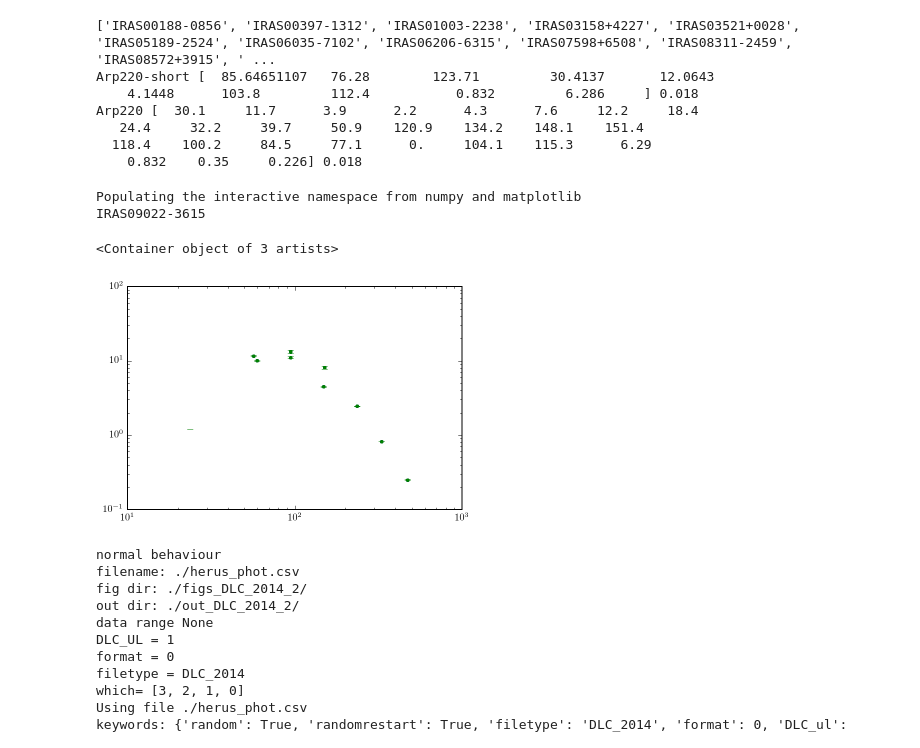
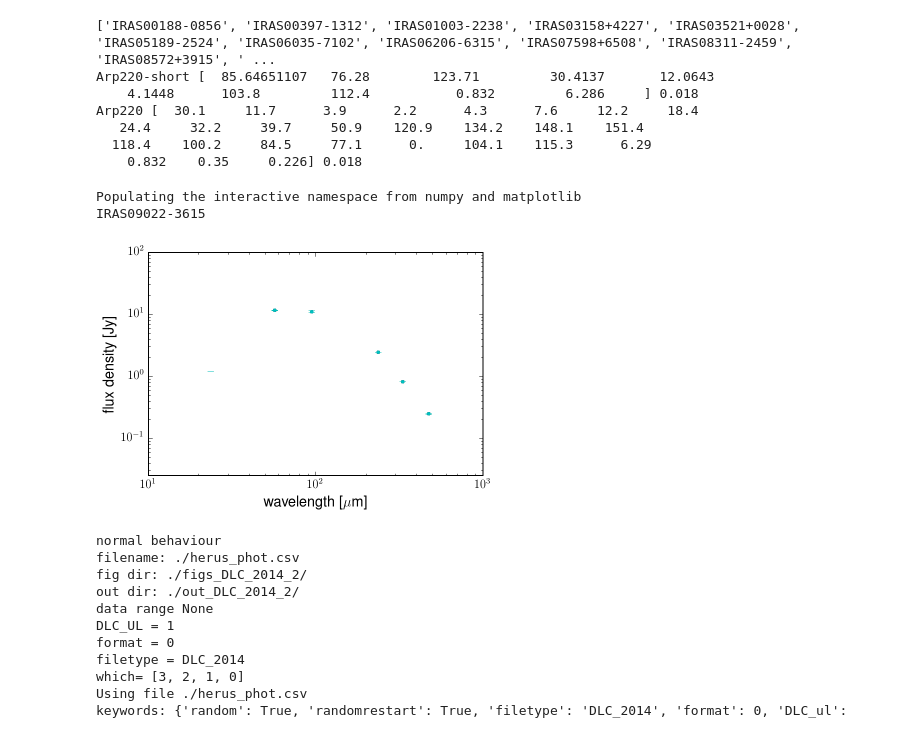
Before and after one commit to defjaf/MCMC, a Jupyter notebook: submmSED/Herus.ipynb, the cells around one changed output. Cells and saved outputs as stored; diff of their text form; code cells hidden in the pictures.

```diff
--- a/submmSED/Herus.ipynb
+++ b/submmSED/Herus.ipynb
@@ -131,17 +134,24 @@ Arp220 [  30.1     11.7      3.9      2.2      4.3      7.6     12.2     18.4
     0.832    0.35     0.226] 0.018
 # %%
 %pylab inline
+herus_file = "herus_phot_csv.csv"
+
+herus_file = "herus_phot.csv"
+
+speed_of_light = 299792.458 ### micron GHz
+reload(data)
+d = data.readfluxes_DLC_2014(filename=herus_file)
 dm1 = d[11]
 print dm1.name
 # np.sort((data.speed_of_light/dm1.freq))
 # len(dm1.d)
 plt.loglog(speed_of_light/dm1.freq, dm1.d, '.')
 plt.errorbar(speed_of_light/dm1.freq, dm1.d, dm1.sig, fmt='.')
+dm1.plot(dm1.name, wavelength=True, fmt='.', logplot=True)
 # %% [output]
 Populating the interactive namespace from numpy and matplotlib
 IRAS09022-3615
-<Container object of 3 artists>
-[figure, old version]
+[figure, new version]
 # %%
 #%matplotlib osx
 %run driver.py --format=DLC_2014 --fdir=./figs_DLC_2014_2 --odir=./out_DLC_2014_2 --file=./herus_phot.csv 0 1 2 3
```
Also changed, not shown: parts of 1 cell of this notebook, 1 other file.
